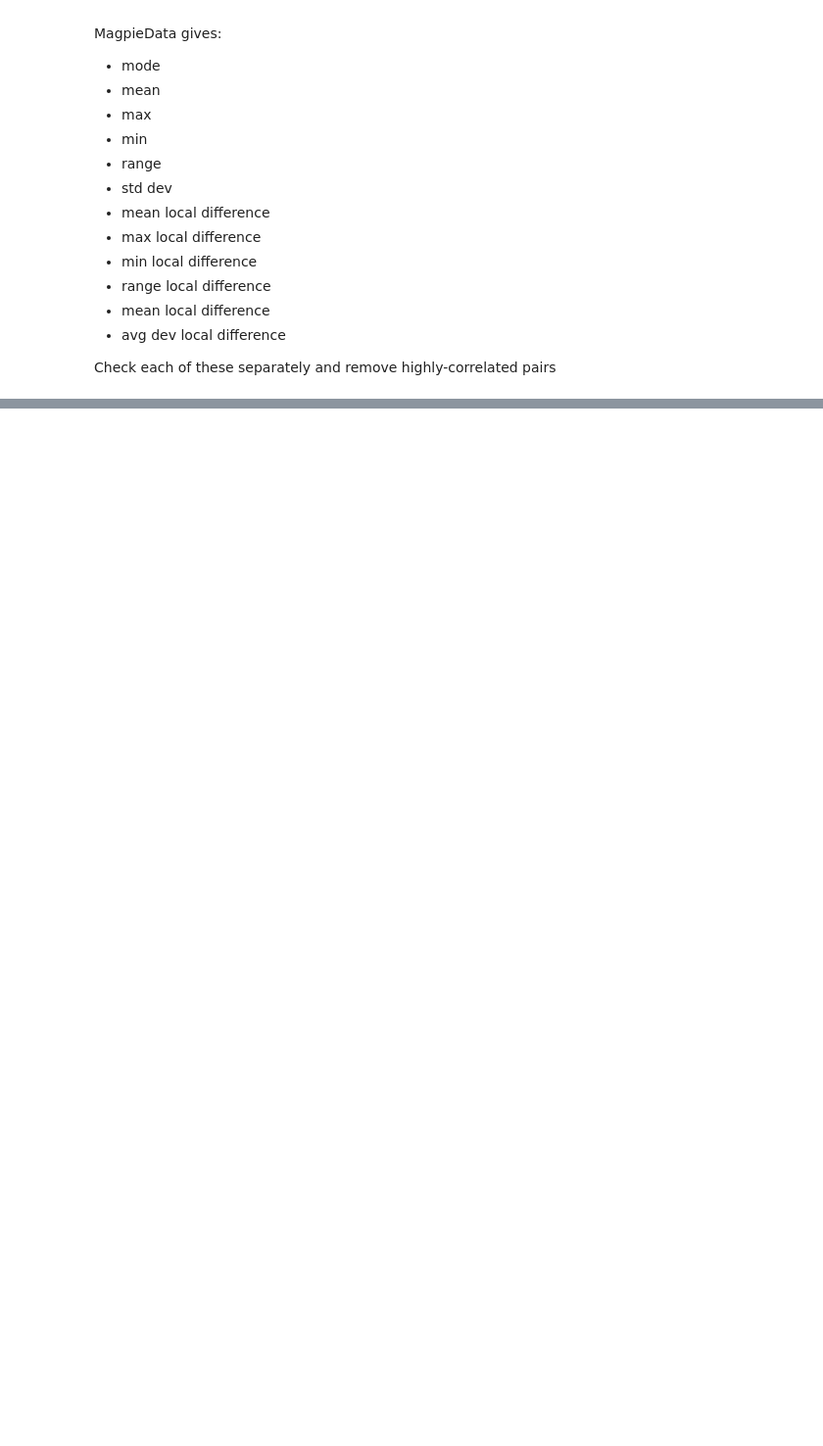
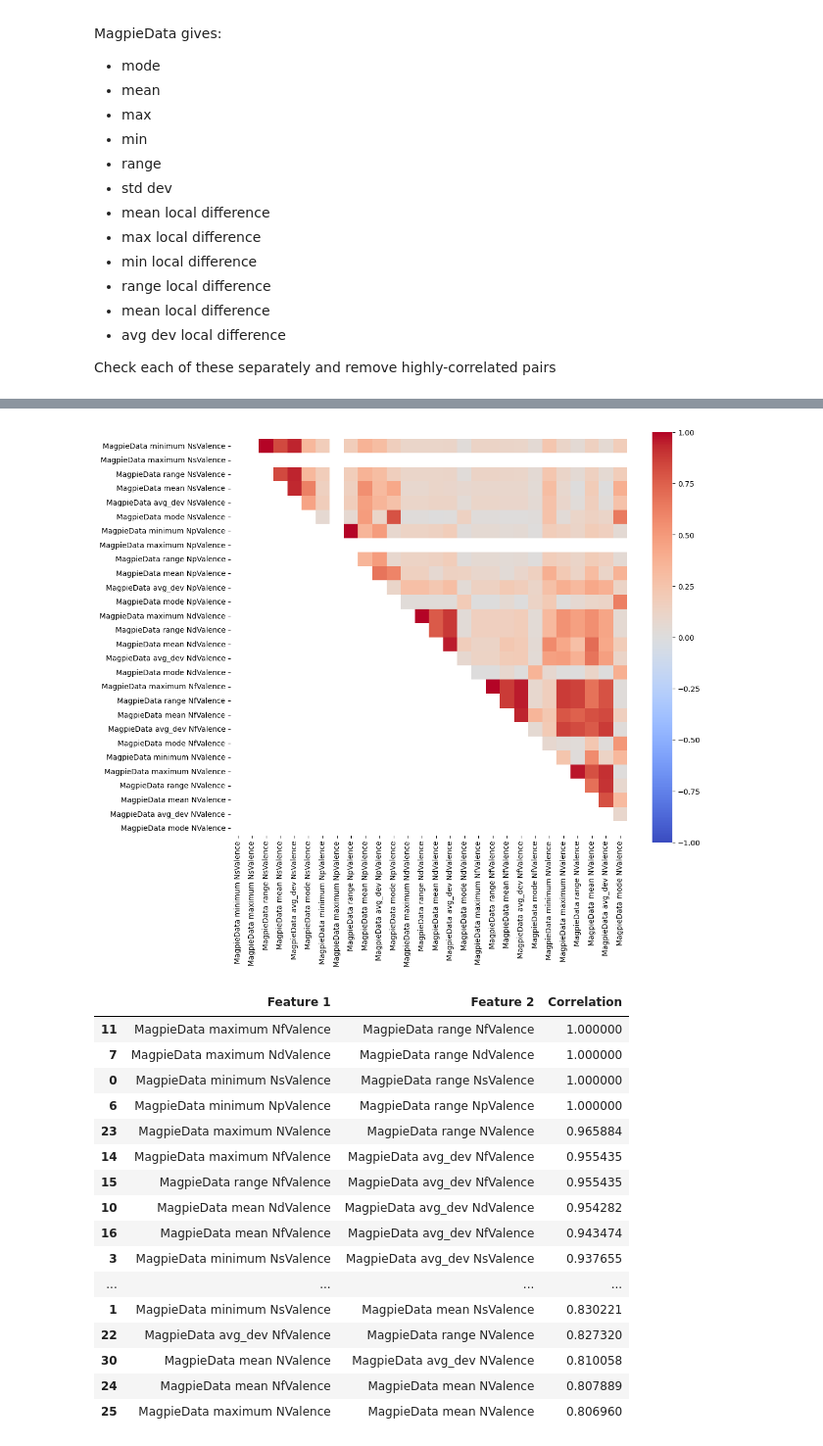
Before and after one commit to hlzh00/MSE1065-OCP-Project, a Jupyter notebook: 2_clean_data.ipynb, the cells around one changed output, grey strips where cells are left out. Shown at 98% size. Drawn from its saved outputs; the diff is of its cells as text; code cells hidden in the pictures; blank space fills up the shorter version.

```diff
--- a/2_clean_data.ipynb
+++ b/2_clean_data.ipynb
@@ -175,0 +176,21 @@ get_corr_mat(encoded_train_h_X[[c for c in encoded_train_h_X.columns if "mean lo
+# %%
+get_corr_mat(encoded_train_h_X[[c for c in encoded_train_h_X.columns if "Valence" in c]], True, 0.8)
+# %% [output]
+[figure, added]
+|  | Feature 1 | Feature 2 | Correlation |
+| 11 | MagpieData maximum NfValence | MagpieData range NfValence | 1.000000 |
+| 7 | MagpieData maximum NdValence | MagpieData range NdValence | 1.000000 |
+| 0 | MagpieData minimum NsValence | MagpieData range NsValence | 1.000000 |
+| 6 | MagpieData minimum NpValence | MagpieData range NpValence | 1.000000 |
+| 23 | MagpieData maximum NValence | MagpieData range NValence | 0.965884 |
+| 14 | MagpieData maximum NfValence | MagpieData avg_dev NfValence | 0.955435 |
+| 15 | MagpieData range NfValence | MagpieData avg_dev NfValence | 0.955435 |
+| 10 | MagpieData mean NdValence | MagpieData avg_dev NdValence | 0.954282 |
+| 16 | MagpieData mean NfValence | MagpieData avg_dev NfValence | 0.943474 |
+| 3 | MagpieData minimum NsValence | MagpieData avg_dev NsValence | 0.937655 |
+| ... | ... | ... | ... |
+| 1 | MagpieData minimum NsValence | MagpieData mean NsValence | 0.830221 |
+| 22 | MagpieData avg_dev NfValence | MagpieData range NValence | 0.827320 |
+| 30 | MagpieData mean NValence | MagpieData avg_dev NValence | 0.810058 |
+| 24 | MagpieData mean NfValence | MagpieData mean NValence | 0.807889 |
+| 25 | MagpieData maximum NValence | MagpieData mean NValence | 0.806960 |
```
Also changed, not shown: parts of 14 cells of this notebook, 3 other files.
